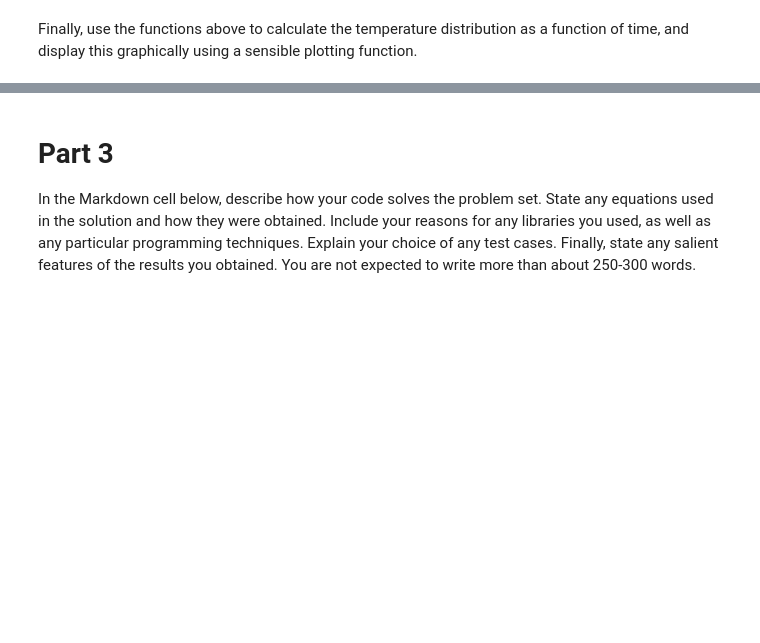
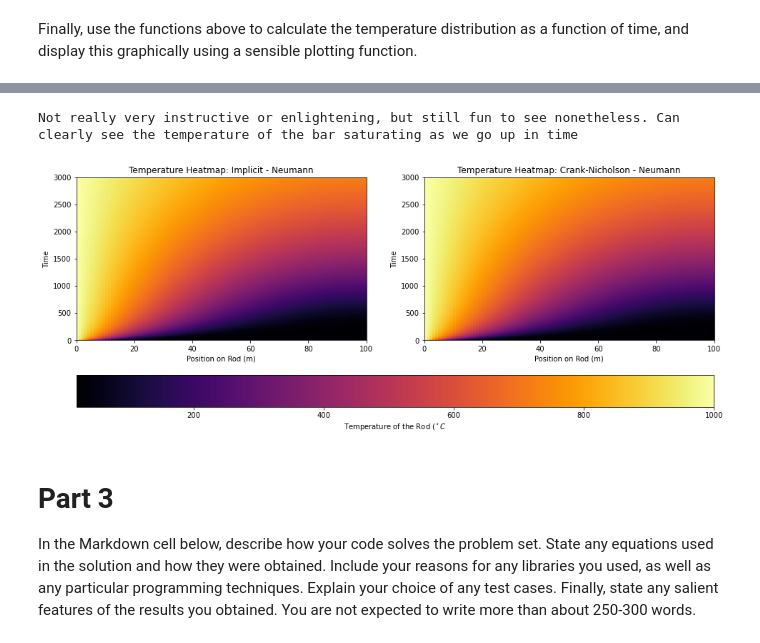
Before and after one commit to sam-you-ell/Computational-Physics, a Jupyter notebook: 3rd Year/PDEs/PDESolve.ipynb, the cells around one changed output, grey strips where cells are left out. Drawn from its saved outputs; the diff is of its cells as text; code cells hidden in the pictures; blank space fills up the shorter version.

```diff
--- a/3rd Year/PDEs/PDESolve.ipynb
+++ b/3rd Year/PDEs/PDESolve.ipynb
@@ -319,3 +413,37 @@ timeplots(999, Neumann, Newtimes)
+# %%
+
+
+NeuHeatTime = 3000
+temporalpoints = 1000
+NewHeat_t = np.linspace(0, NeuHeatTime, temporalpoints)
+NeumannHeat = FiniteDifference(numpoints, NewHeat_t, xs, 1000, 20, 'neumann')
+def neumannheatmaps():
+    """
+    Plotting function for the heatmaps with neumann conditions.
+    """
+
+    fig, ax = plt.subplots(1, 2, figsize = (16, 6))
+
+    ax[0].set_title("Temperature Heatmap: Implicit - Neumann")
+    ax[0].set_ylabel('Time')
+    ax[0].set_xlabel('Position on Rod (m)')
+
+    ax[1].set_title("Temperature Heatmap: Crank-Nicholson - Neumann")
+    ax[1].set_ylabel('Time')
+    ax[1].set_xlabel('Position on Rod (m)')
+    c = ax[0].pcolor(time_temp(NeumannHeat, NeuHeatTime, 'Implicit'), cmap = 'inferno')
+    ax[1].pcolor(time_temp(NeumannHeat, NeuHeatTime, 'Crank-Nicholson'), cmap = 'inferno')
+
+    cbar = plt.colorbar(c, ax=ax, orientation = 'horizontal' )
+    cbar.set_label("Temperature of the Rod ($^\circ C$")
+    plt.show()
+
+print("Not really very instructive or enlightening, but still fun to see nonetheless. Can clearly see the temperature of the bar saturating as we go up in time")
+
+neumannheatmaps()
+# %% [output]
+Not really very instructive or enlightening, but still fun to see nonetheless. Can clearly see the temperature of the bar saturating as we go up in time
+[figure, added]
 # %% [markdown]
 # Part 3
 
```
Also changed, not shown: parts of 11 cells of this notebook.
